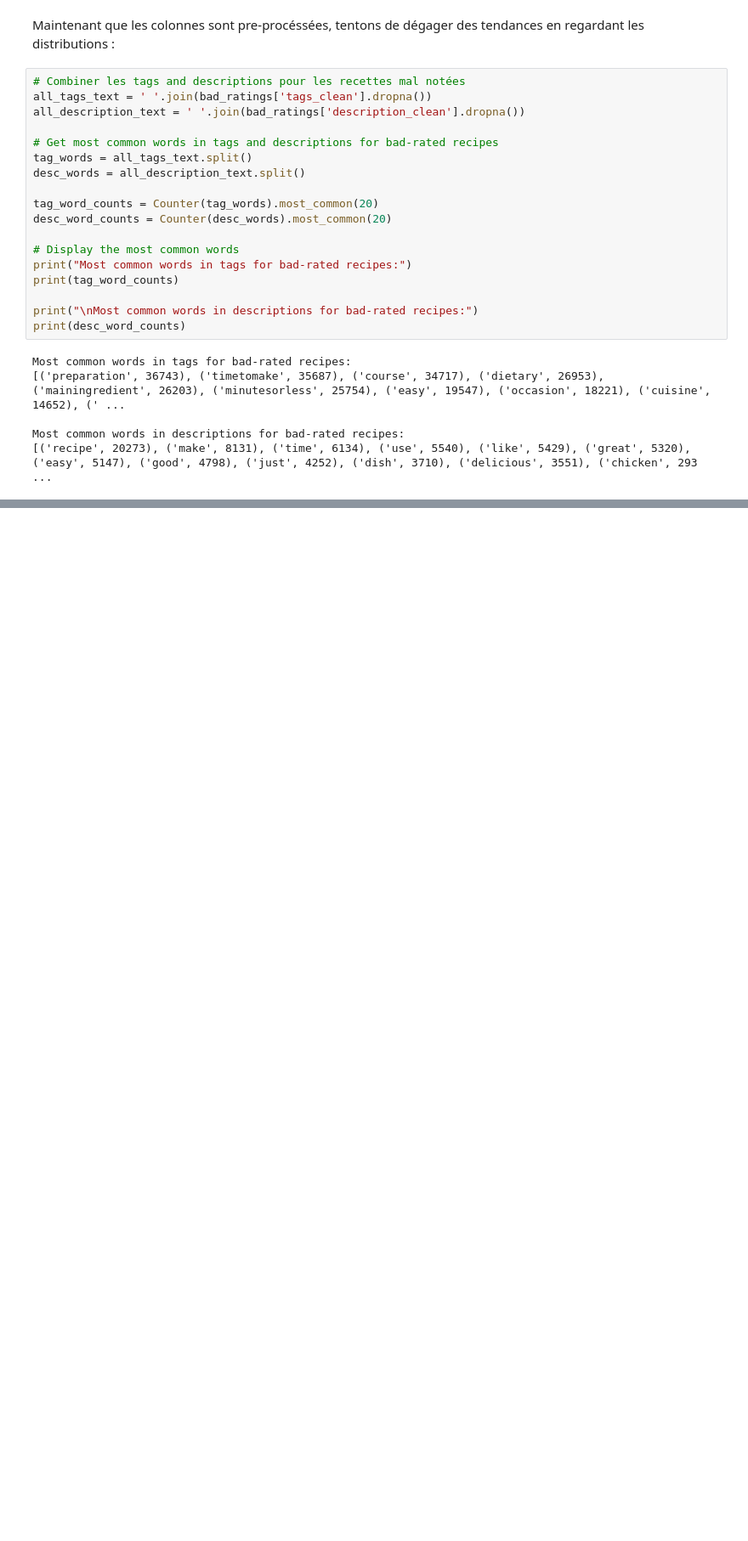
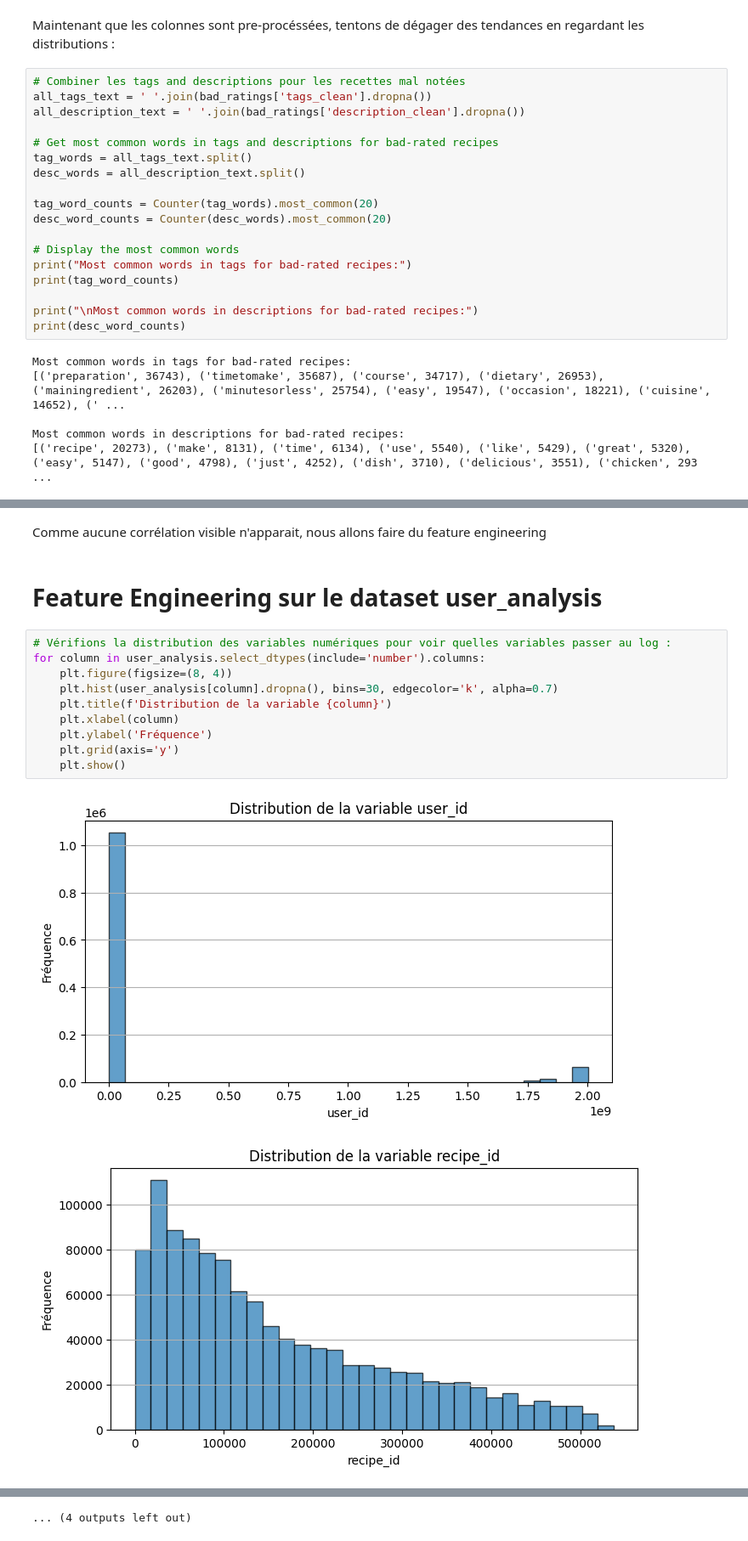
Before and after one commit to romainDonne22/cookproject, a Jupyter notebook: rating_recipe_merge.ipynb, the cells around one changed output, grey strips where cells are left out. Shown at 85% size. Cells and saved outputs as stored; diff of their text form; blank space fills up the shorter version.

Commit message:
poursuite de l'explo - feature engineering

```diff
--- a/rating_recipe_merge.ipynb
+++ b/rating_recipe_merge.ipynb
@@ -892,0 +1058,17 @@ plt.show()
+# %% [markdown]
+Comme aucune corrélation visible n'apparait, nous allons faire du feature engineering
+# %% [markdown]
+# Feature Engineering sur le dataset user_analysis
+# %%
+# Vérifions la distribution des variables numériques pour voir quelles variables passer au log :
+for column in user_analysis.select_dtypes(include='number').columns:
+    plt.figure(figsize=(8, 4))
+    plt.hist(user_analysis[column].dropna(), bins=30, edgecolor='k', alpha=0.7)
+    plt.title(f'Distribution de la variable {column}')
+    plt.xlabel(column)
+    plt.ylabel('Fréquence')
+    plt.grid(axis='y')
+    plt.show()
+# %% [output]
+[figure, added]
+[figure, added]
@@ -892,0 +1085 @@ plt.show()
+... (4 outputs left out)
```
Also changed, not shown: parts of 63 cells of this notebook.
